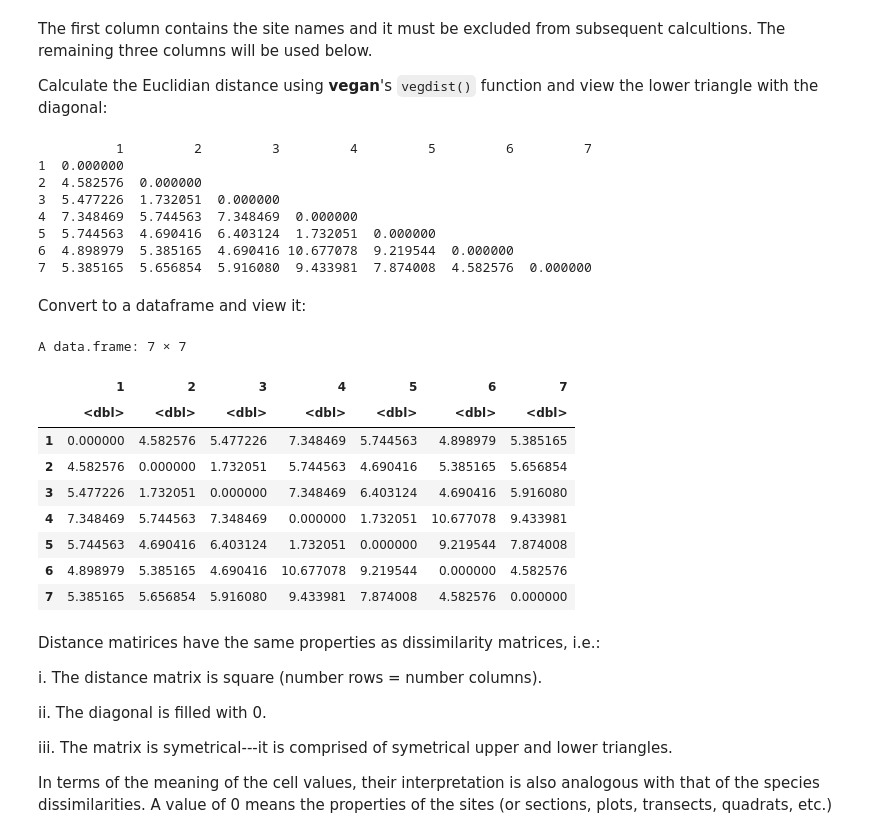
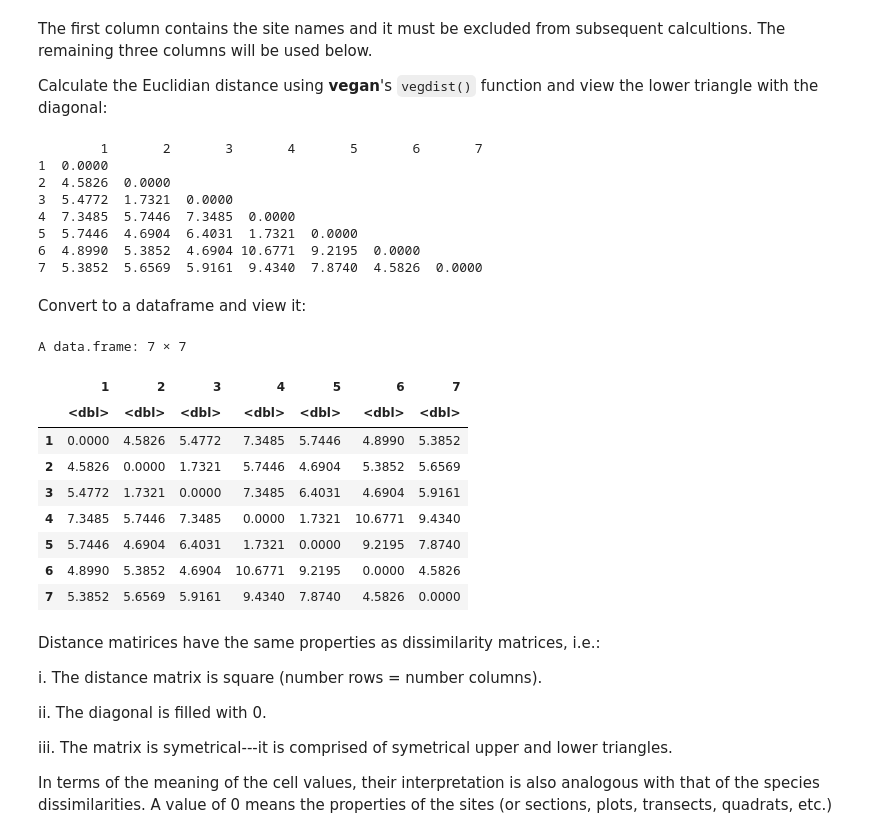
Before and after one commit to ajsmit/Quantitative_Ecology, a Jupyter notebook: jupyter_lab/environmental_distance.ipynb, the cells around one changed output. Saved outputs shown, nothing was run; the diff lists cells and outputs as text; code cells hidden in the pictures.

```diff
--- a/jupyter_lab/environmental_distance.ipynb
+++ b/jupyter_lab/environmental_distance.ipynb
@@ -50,33 +56,33 @@ The first column contains the site names and it must be excluded from subsequent
 
 Calculate the Euclidian distance using **vegan**'s `vegdist()` function and view the lower triangle with the diagonal:
 # %%
-xyz_euc <- vegdist(xyz[, 2:4], method = "euclidian", upper = FALSE, diag = TRUE) # select only cols 2, 3 and 4
+xyz_euc <- round(vegdist(xyz[, 2:4], method = "euclidian", upper = FALSE, diag = TRUE), 4) # select only cols 2, 3 and 4
 xyz_euc
 # %% [output]
-          1         2         3         4         5         6         7
-1  0.000000
-2  4.582576  0.000000
-3  5.477226  1.732051  0.000000
-4  7.348469  5.744563  7.348469  0.000000
-5  5.744563  4.690416  6.403124  1.732051  0.000000
-6  4.898979  5.385165  4.690416 10.677078  9.219544  0.000000
-7  5.385165  5.656854  5.916080  9.433981  7.874008  4.582576  0.000000
+        1       2       3       4       5       6       7
+1  0.0000
+2  4.5826  0.0000
+3  5.4772  1.7321  0.0000
+4  7.3485  5.7446  7.3485  0.0000
+5  5.7446  4.6904  6.4031  1.7321  0.0000
+6  4.8990  5.3852  4.6904 10.6771  9.2195  0.0000
+7  5.3852  5.6569  5.9161  9.4340  7.8740  4.5826  0.0000
 # %% [markdown]
 Convert to a dataframe and view it:
 # %%
-xyz_df <- as.data.frame(as.matrix(xyz_euc))
+xyz_df <- as.data.frame(round(as.matrix(xyz_euc), 4))
 xyz_df
 # %% [output]
 A data.frame: 7 × 7
 |  | 1 | 2 | 3 | 4 | 5 | 6 | 7 |
 |  | <dbl> | <dbl> | <dbl> | <dbl> | <dbl> | <dbl> | <dbl> |
-| 1 | 0.000000 | 4.582576 | 5.477226 | 7.348469 | 5.744563 | 4.898979 | 5.385165 |
-| 2 | 4.582576 | 0.000000 | 1.732051 | 5.744563 | 4.690416 | 5.385165 | 5.656854 |
-| 3 | 5.477226 | 1.732051 | 0.000000 | 7.348469 | 6.403124 | 4.690416 | 5.916080 |
-| 4 | 7.348469 | 5.744563 | 7.348469 | 0.000000 | 1.732051 | 10.677078 | 9.433981 |
-| 5 | 5.744563 | 4.690416 | 6.403124 | 1.732051 | 0.000000 | 9.219544 | 7.874008 |
-| 6 | 4.898979 | 5.385165 | 4.690416 | 10.677078 | 9.219544 | 0.000000 | 4.582576 |
-| 7 | 5.385165 | 5.656854 | 5.916080 | 9.433981 | 7.874008 | 4.582576 | 0.000000 |
+| 1 | 0.0000 | 4.5826 | 5.4772 | 7.3485 | 5.7446 | 4.8990 | 5.3852 |
+| 2 | 4.5826 | 0.0000 | 1.7321 | 5.7446 | 4.6904 | 5.3852 | 5.6569 |
+| 3 | 5.4772 | 1.7321 | 0.0000 | 7.3485 | 6.4031 | 4.6904 | 5.9161 |
+| 4 | 7.3485 | 5.7446 | 7.3485 | 0.0000 | 1.7321 | 10.6771 | 9.4340 |
+| 5 | 5.7446 | 4.6904 | 6.4031 | 1.7321 | 0.0000 | 9.2195 | 7.8740 |
+| 6 | 4.8990 | 5.3852 | 4.6904 | 10.6771 | 9.2195 | 0.0000 | 4.5826 |
+| 7 | 5.3852 | 5.6569 | 5.9161 | 9.4340 | 7.8740 | 4.5826 | 0.0000 |
 # %% [markdown]
 Distance matirices have the same properties as dissimilarity matrices, i.e.:
 
```
Also changed, not shown: parts of 6 cells of this notebook, 1 other file.
